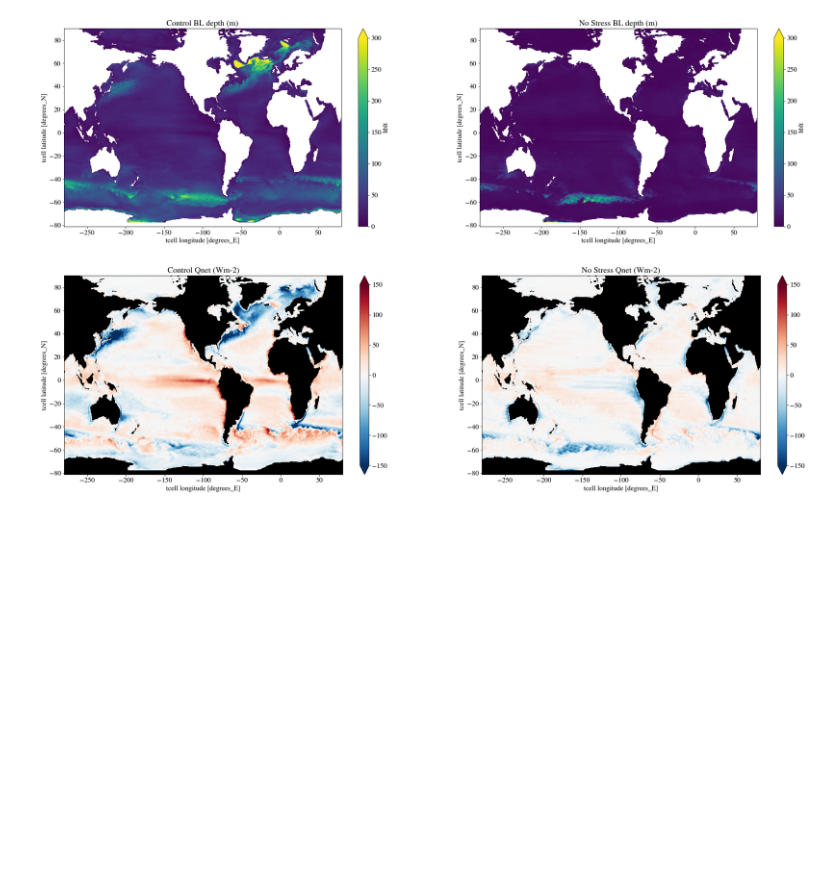
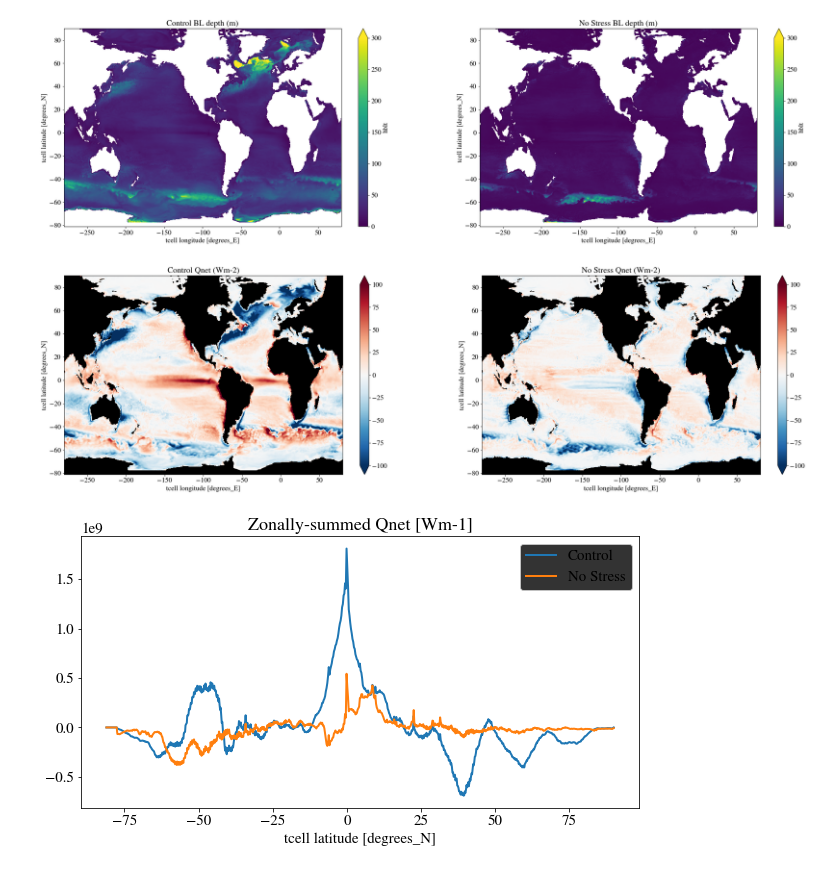
Before and after one commit to rmholmes/cosima-scripts, a Jupyter notebook: Nostress_analysis.ipynb, the cells around one changed output. Drawn from its saved outputs; the diff is of its cells as text; code cells hidden in the pictures; blank space fills up the shorter version.

```diff
--- a/Nostress_analysis.ipynb
+++ b/Nostress_analysis.ipynb
@@ -190,16 +190,28 @@ distributed.utils_perf - WARNING - full garbage collections took 16% CPU time re
 # %%
 # Surface heat flux
 fig, axes = plt.subplots(nrows=1,ncols=2,figsize=(30,8),facecolor='w')
+plt.rcParams['axes.facecolor'] = 'black'
+fig2, axes2 = plt.subplots(nrows=1,ncols=1,figsize=(10,5),facecolor='w')
 lvls = np.arange(-250, 250, 10)
-plt.rcParams['axes.facecolor'] = 'black'
+
 
 rho0 =1035.
 # Grid (used for plotting)
 # geolon_c = cc.querying.getvar(exp,'geolon_c', session)
 # geolat_t = cc.querying.getvar(exp,'geolat_t', session)
 
 for i,exp in enumerate(exps):
-    (cc.querying.getvar(exp, 'net_sfc_heating', session,n=-1)+cc.querying.getvar(exp, 'frazil_3d_int_z', session,n=-1)).mean('time').plot(ax=axes[i],vmin=-100.,vmax=100.,cmap='RdBu_r')
+    Qnet = (cc.querying.getvar(exp, 'net_sfc_heating', session,n=-1)+cc.querying.getvar(exp, 'frazil_3d_int_z', session,n=-1)).mean('time')
+    Qnet.plot(ax=axes[i],vmin=-100.,vmax=100.,cmap='RdBu_r')
     axes[i].set_title(names[exp] + ' Qnet (Wm-2)')
+    Qnet_prof = (Qnet*cc.querying.getvar(exp,'area_t',session,n=-1)/cc.querying.getvar(exp,'dyt',session,n=-1).rename({'nj':'yt_ocean','ni':'xt_ocean'})).sum('xt_ocean')
+    Qnet_prof.plot(ax=axes2,label=names[exp])
+
+axes2.legend()
+axes2.set_title('Zonally-summed Qnet [Wm-1]')
+axes2.set_facecolor('w')
+
+#fig2, axes2 = plt.subplots(nrows=1,ncols=1,figsize=(10,5),facecolor='w')
 # %% [output]
-[figure, old version]
+[figure, new version]
+[figure, added]
```
